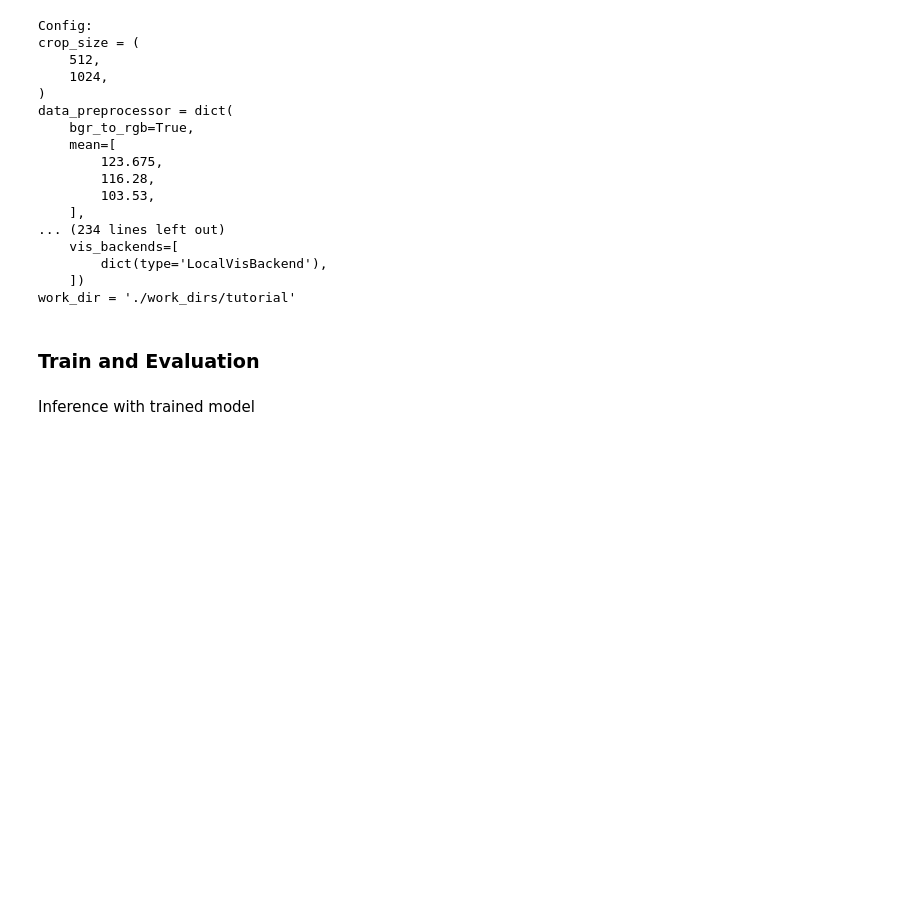
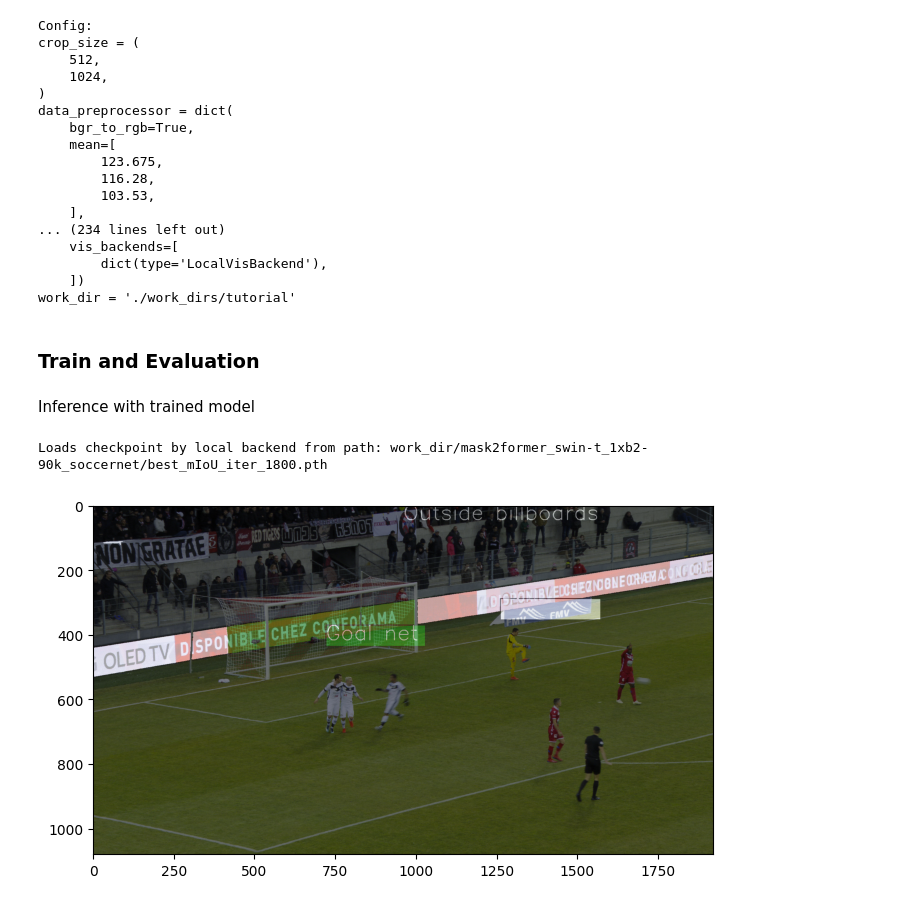
Before and after one commit to SoccerNet/sn-banner, a Jupyter notebook: soccer.ipynb, the cells around one changed output. Drawn from its saved outputs; the diff is of its cells as text; code cells hidden in the pictures; blank space fills up the shorter version.

Commit message:
mask2former cfgs added

```diff
--- a/soccer.ipynb
+++ b/soccer.ipynb
@@ -276,17 +276,26 @@ Inference with trained model
 # %%
 from mmseg.apis import init_model, inference_model, show_result_pyplot
 import matplotlib.pyplot as plt
 import os
 
+from mmengine import Config
+cfg = Config.fromfile('mask2former_swin-t_1xb2-90k_soccernet.py')
+
 # Init the model from the config and the checkpoint
-checkpoint_path = './work_dirs/tutorial/iter_2000.pth'
+checkpoint_path = 'work_dir/mask2former_swin-t_1xb2-90k_soccernet/best_mIoU_iter_1800.pth'
 model = init_model(cfg, checkpoint_path, 'cuda:0')
 
-img = mmcv.imread(os.path.join(data_root, img_dir, 'Stadium_1_Match_1_in_1fps_0491.png'))
+# img = mmcv.imread(os.path.join(data_root, img_dir, 'Stadium_1_Match_1_in_1fps_0491.png'))
+# img = mmcv.imread(os.path.join(data_root, img_dir, 'Stadium_4_Match_1_in_1fps_0494.png'))
+# img = mmcv.imread(os.path.join(data_root, img_dir, 'Stadium_4_Match_1_in_1fps_0270.png'))
+img = mmcv.imread(os.path.join(data_root, img_dir, 'Stadium_1_Match_1_in_1fps_0888.png'))
 result = inference_model(model, img)
 # Show the result without using show_result_pyplot
 plt.figure(figsize=(8, 6))
 vis_result = show_result_pyplot(model, img, result)
 plt.imshow(mmcv.bgr2rgb(vis_result))
 # Save the result image
-plt.savefig('result.png')
+plt.savefig('result.png', dpi=1000)
+# %% [output]
+Loads checkpoint by local backend from path: work_dir/mask2former_swin-t_1xb2-90k_soccernet/best_mIoU_iter_1800.pth
+[figure, added]
```
Also changed, not shown: 12 other files.
